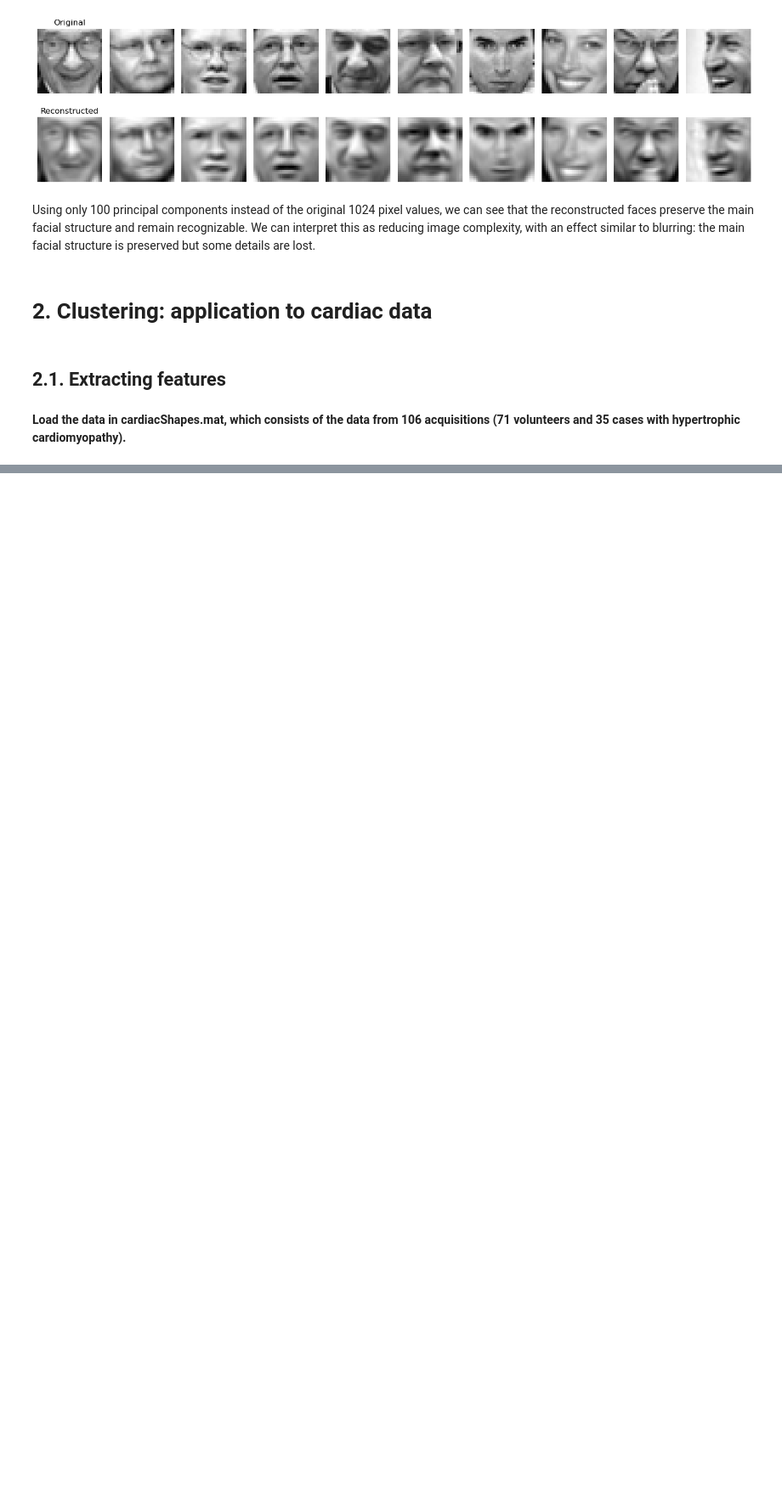
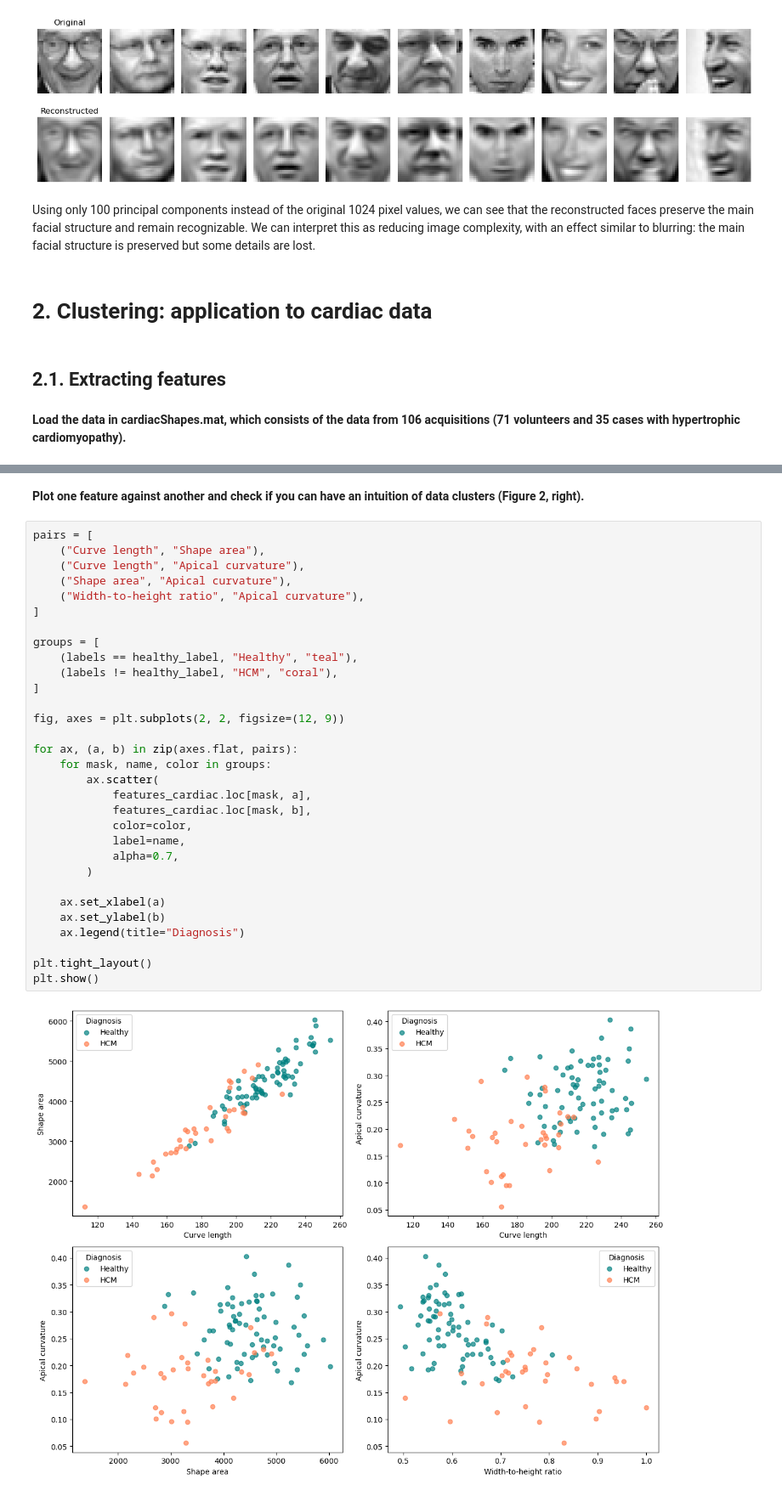
Before and after one commit to pmendez252/data_science-unsupervised_learning, a Jupyter notebook: notebooks/01_first_test_labo.ipynb, the cells around one changed output, grey strips where cells are left out. Shown at 85% size. Cells and saved outputs as stored; diff of their text form; blank space fills up the shorter version.

```diff
--- a/notebooks/01_first_test_labo.ipynb
+++ b/notebooks/01_first_test_labo.ipynb
@@ -380,0 +478,35 @@ Using only 100 principal components instead of the original 1024 pixel values, w
+# %% [markdown]
+**Plot one feature against another and check if you can have an intuition of data clusters (Figure 2, right).**
+# %%
+pairs = [
+	("Curve length", "Shape area"),
+	("Curve length", "Apical curvature"),
+	("Shape area", "Apical curvature"),
+	("Width-to-height ratio", "Apical curvature"),
+]
+
+groups = [
+	(labels == healthy_label, "Healthy", "teal"),
+	(labels != healthy_label, "HCM", "coral"),
+]
+
+fig, axes = plt.subplots(2, 2, figsize=(12, 9))
+
+for ax, (a, b) in zip(axes.flat, pairs):
+	for mask, name, color in groups:
+		ax.scatter(
+			features_cardiac.loc[mask, a],
+			features_cardiac.loc[mask, b],
+			color=color,
+			label=name,
+			alpha=0.7,
+		)
+
+	ax.set_xlabel(a)
+	ax.set_ylabel(b)
+	ax.legend(title="Diagnosis")
+
+plt.tight_layout()
+plt.show()
+# %% [output]
+[figure, added]
```
Also changed, not shown: parts of 26 cells of this notebook.
